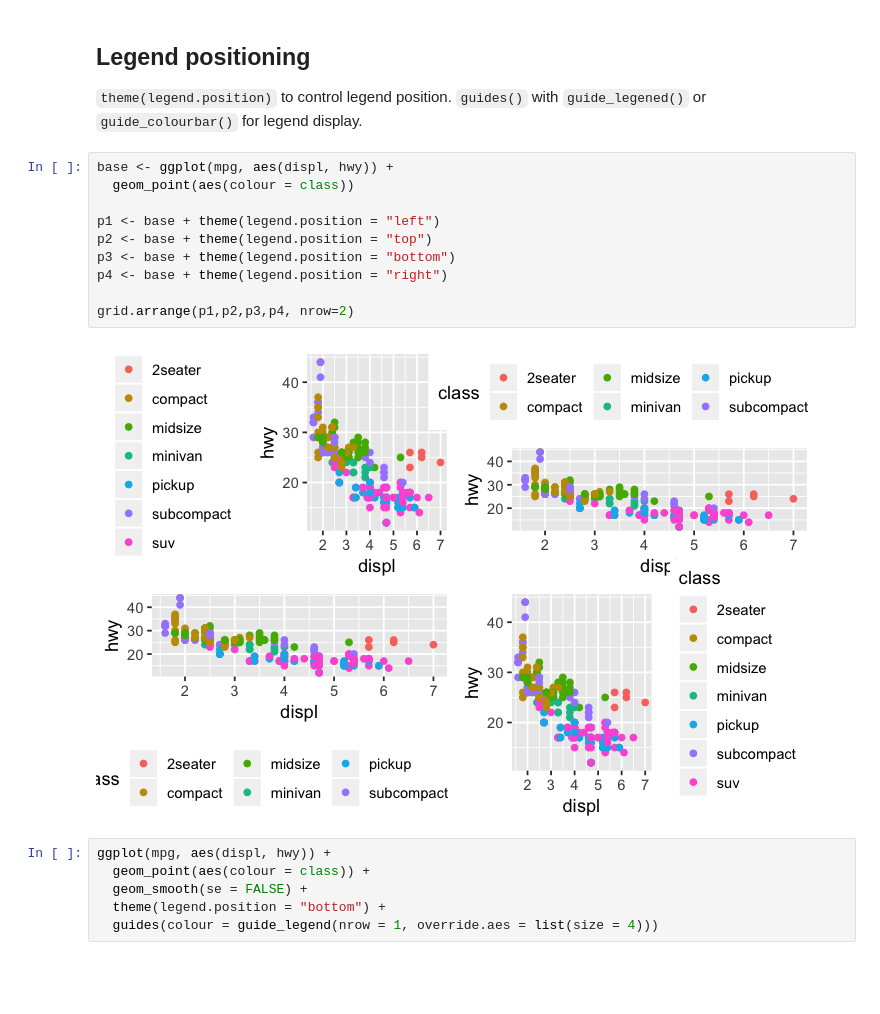
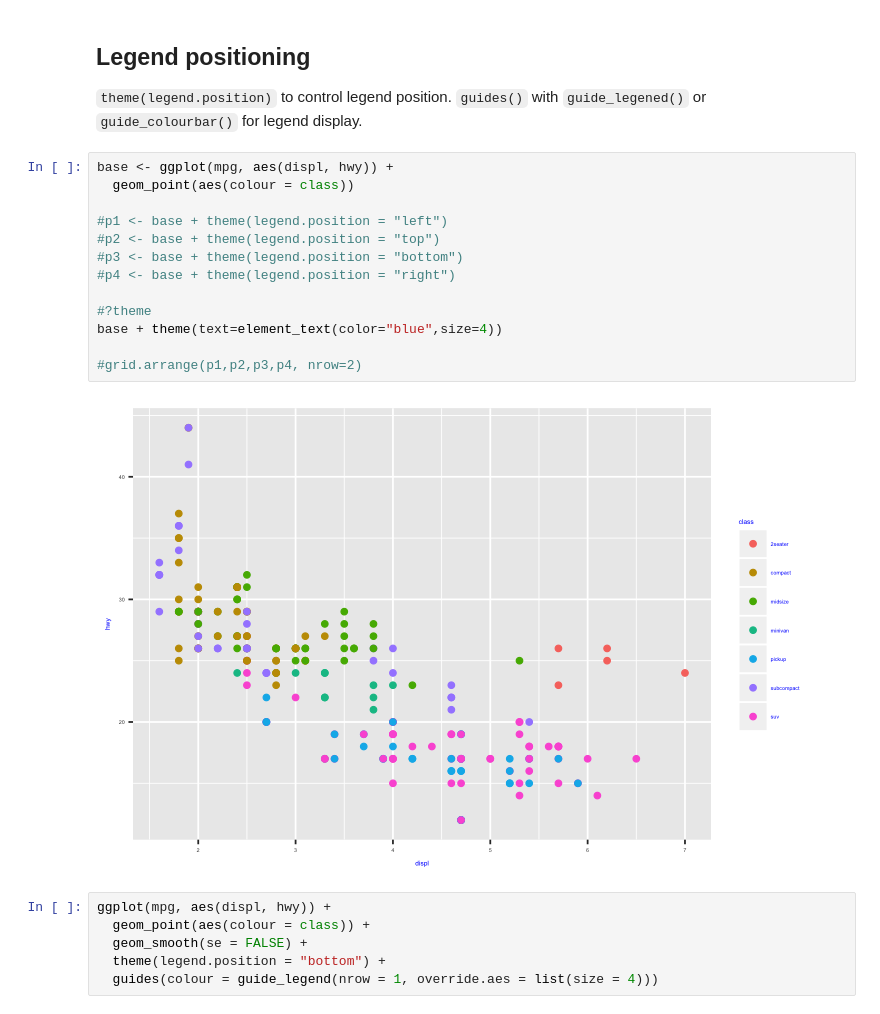
Before and after one commit to compbiocore/tidyverse-workshop, a Jupyter notebook: notebooks/workshop.ipynb, the cells around one changed output. Cells and saved outputs as stored; diff of their text form; blank space fills up the shorter version.

```diff
--- a/notebooks/workshop.ipynb
+++ b/notebooks/workshop.ipynb
@@ -1203,15 +1201,18 @@ ggplot(mpg, aes(displ, hwy)) +
 # %%
 base <- ggplot(mpg, aes(displ, hwy)) +
   geom_point(aes(colour = class))
 
-p1 <- base + theme(legend.position = "left")
-p2 <- base + theme(legend.position = "top")
-p3 <- base + theme(legend.position = "bottom")
-p4 <- base + theme(legend.position = "right")
+#p1 <- base + theme(legend.position = "left")
+#p2 <- base + theme(legend.position = "top")
+#p3 <- base + theme(legend.position = "bottom")
+#p4 <- base + theme(legend.position = "right")
 
-grid.arrange(p1,p2,p3,p4, nrow=2)
+#?theme
+base + theme(text=element_text(color="blue",size=4))
+
+#grid.arrange(p1,p2,p3,p4, nrow=2)
 # %% [output]
-[figure, old version]
+[figure, new version]
 # %%
 ggplot(mpg, aes(displ, hwy)) +
   geom_point(aes(colour = class)) +
```
Also changed, not shown: parts of 15 cells of this notebook, 2 other files.
